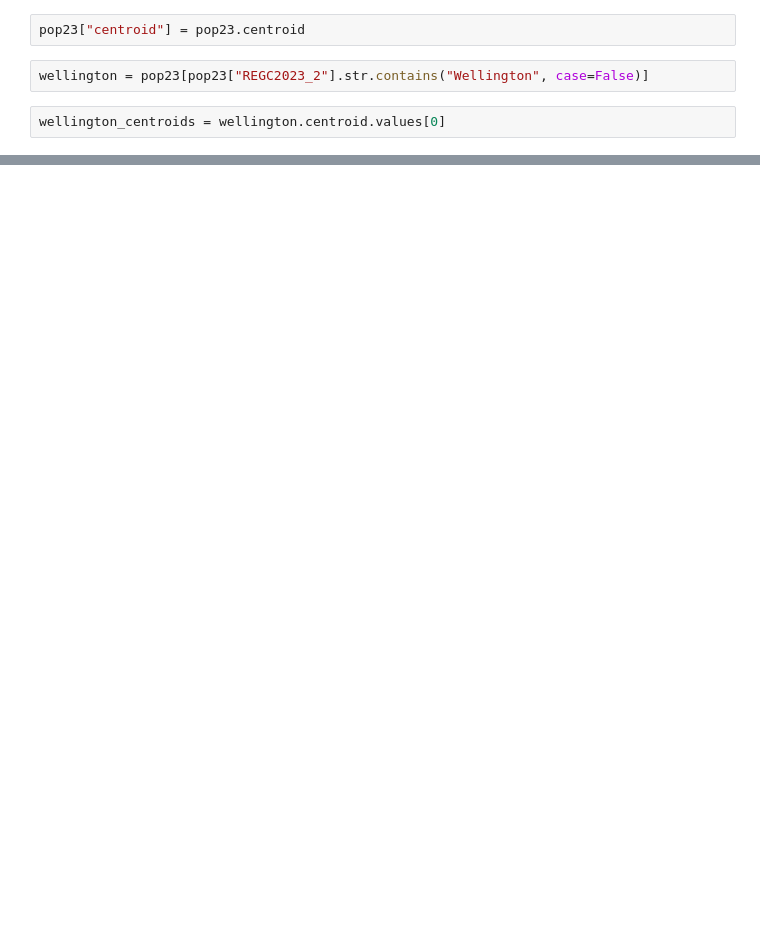
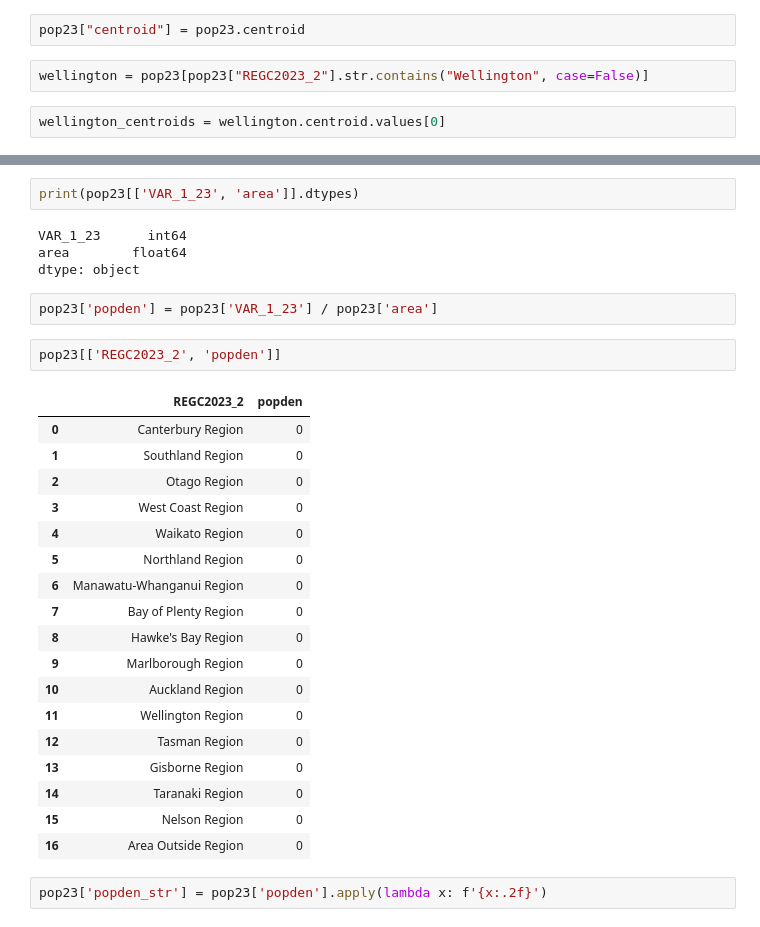
Before and after one commit to dataandcrowd/GISCI343, a Jupyter notebook: docs/Lecture5/yourturn.ipynb, the cells around one changed output, grey strips where cells are left out. Cells and saved outputs as stored; diff of their text form; blank space fills up the shorter version.

```diff
--- a/docs/Lecture5/yourturn.ipynb
+++ b/docs/Lecture5/yourturn.ipynb
@@ -56,0 +85,31 @@ pop23[["centroid", "distance_to_wellys_km"]]
+# %%
+print(pop23[['VAR_1_23', 'area']].dtypes)
+# %% [output]
+VAR_1_23      int64
+area        float64
+dtype: object
+# %%
+pop23['popden'] = pop23['VAR_1_23'] / pop23['area']
+# %%
+pop23[['REGC2023_2', 'popden']]
+# %% [output]
+|  | REGC2023_2 | popden |
+| 0 | Canterbury Region | 0 |
+| 1 | Southland Region | 0 |
+| 2 | Otago Region | 0 |
+| 3 | West Coast Region | 0 |
+| 4 | Waikato Region | 0 |
+| 5 | Northland Region | 0 |
+| 6 | Manawatu-Whanganui Region | 0 |
+| 7 | Bay of Plenty Region | 0 |
+| 8 | Hawke's Bay Region | 0 |
+| 9 | Marlborough Region | 0 |
+| 10 | Auckland Region | 0 |
+| 11 | Wellington Region | 0 |
+| 12 | Tasman Region | 0 |
+| 13 | Gisborne Region | 0 |
+| 14 | Taranaki Region | 0 |
+| 15 | Nelson Region | 0 |
+| 16 | Area Outside Region | 0 |
+# %%
+pop23['popden_str'] = pop23['popden'].apply(lambda x: f'{x:.2f}')
```
Also changed, not shown: parts of 11 cells of this notebook, 17 other files.
